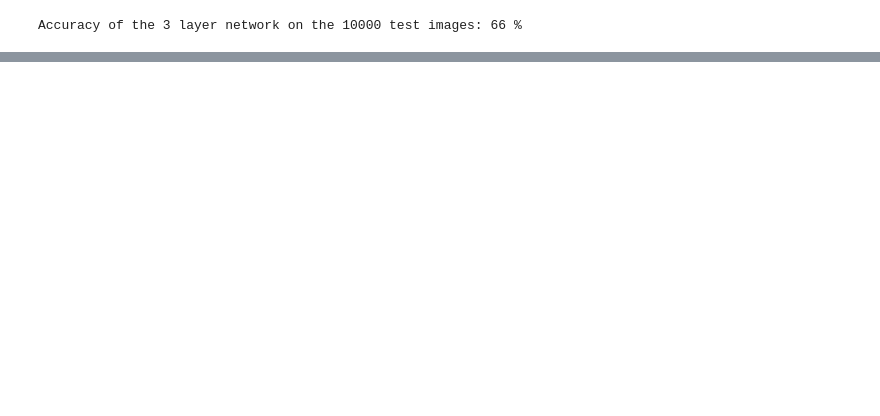
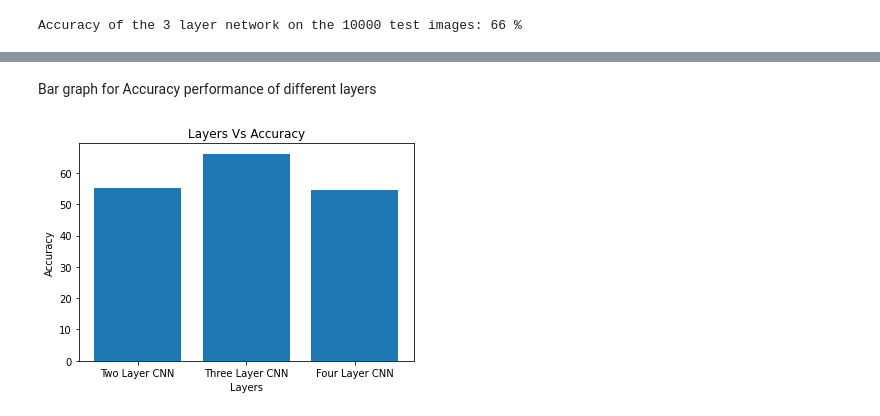
Before and after one commit to vishwanaik15/CIFAR-10, a Jupyter notebook: CIFAR_10.ipynb, the cells around one changed output, grey strips where cells are left out. Cells and saved outputs as stored; diff of their text form; code cells hidden in the pictures; blank space fills up the shorter version.

```diff
--- a/CIFAR_10.ipynb
+++ b/CIFAR_10.ipynb
@@ -262,4 +287,5 @@ outputs = model(images)
 # %%
+accuracy = []
 correct = 0
 total = 0
 with torch.no_grad():
@@ -272,4 +298,6 @@ with torch.no_grad():
 
 print('Accuracy of the network on the 10000 test images: %d %%' % (
     100 * correct / total))
+
+accuracy.append(100*(correct/total))
 # %% [output]
@@ -371,5 +405,7 @@ with torch.no_grad():
 
 print('Accuracy of the 3 layer network on the 10000 test images: %d %%' % (
     100 * correct / total))
+
+accuracy.append(100*(correct/total))
 # %% [output]
 Accuracy of the 3 layer network on the 10000 test images: 66 %
@@ -463,11 +505,13 @@ total = 0
 with torch.no_grad():
     for data in testloader:
         images, labels = data
-        outputs = net3(images)
+        outputs = net4(images)
         _, predicted = torch.max(outputs.data, 1)
         total += labels.size(0)
         correct += (predicted == labels).sum().item()
 
 print('Accuracy of the 4 layer network on the 10000 test images: %d %%' % (
     100 * correct / total))
+
+accuracy.append(100*(correct/total))
 # %% [output]
@@ -474,0 +561,12 @@ Accuracy of the 4 layer network on the 10000 test images: 66 %
+# %% [markdown]
+Bar graph for Accuracy performance of different layers
+# %%
+layers = ['Two Layer CNN', 'Three Layer CNN', 'Four Layer CNN']
+
+plt.bar(layers, accuracy)
+plt.title('Layers Vs Accuracy')
+plt.xlabel('Layers')
+plt.ylabel('Accuracy')
+plt.show()
+# %% [output]
+[figure, added]
```
Also changed, not shown: parts of 44 cells of this notebook.
